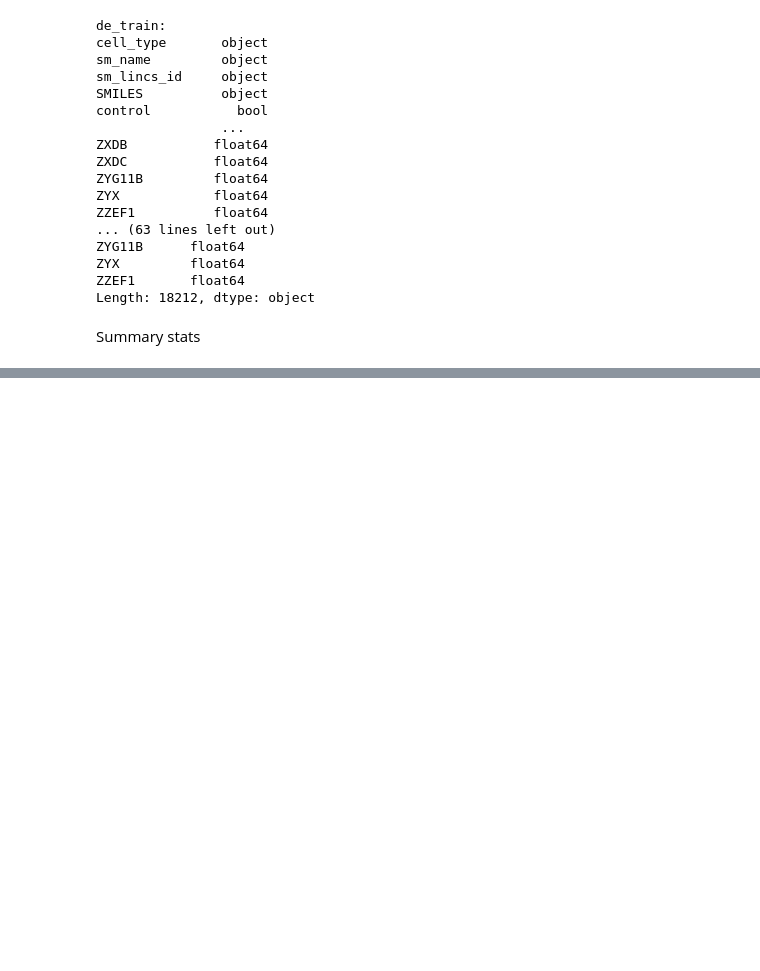
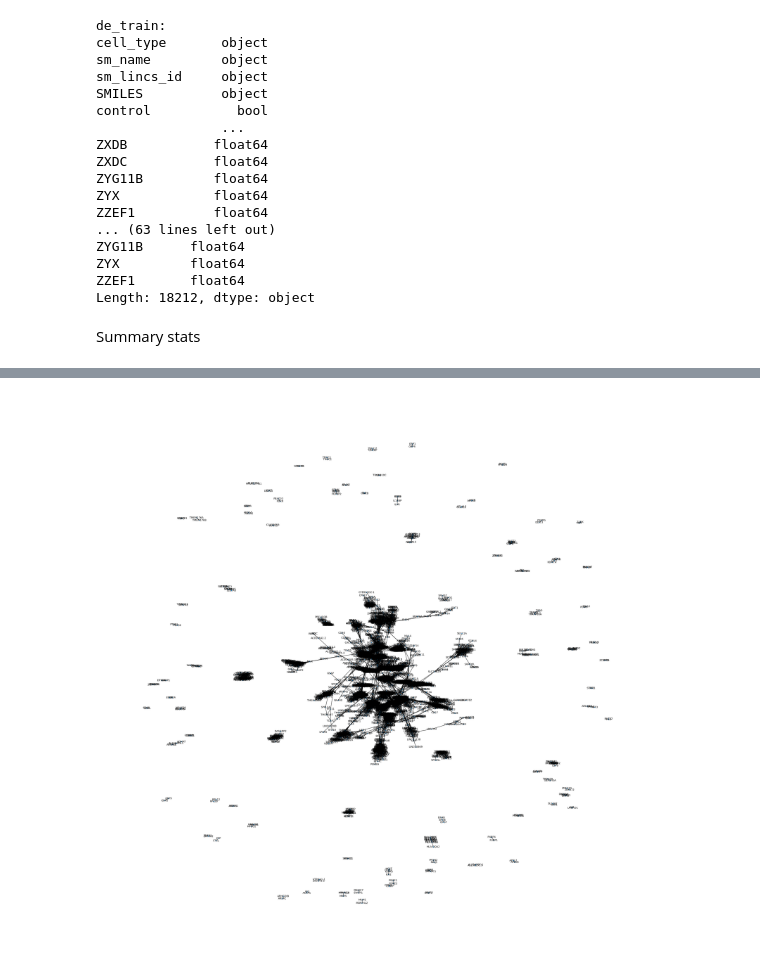
Before and after one commit to F-Sossi/CSS581_Group8_Project_Cell_Pertubations, a Jupyter notebook: Data_exploration.ipynb, the cells around one changed output, grey strips where cells are left out. Cells and saved outputs as stored; diff of their text form; code cells hidden in the pictures; blank space fills up the shorter version.

```diff
--- a/Data_exploration.ipynb
+++ b/Data_exploration.ipynb
@@ -209,0 +451,32 @@ max       0.0    0.0    0.0
+# %%
+import networkx as nx
+import matplotlib.pyplot as plt
+
+# Step 1: Define the threshold for strong correlations
+threshold = 0.8
+
+# Step 2: Create the list of edges from strong_correlations
+# Filter the strong correlations to include only those above the threshold
+strong_edges = strong_correlations[strong_correlations.abs() > threshold].index.tolist()
+
+# Step 3: Build the network graph
+G = nx.Graph()
+G.add_edges_from(strong_edges)
+
+# Step 4: Visualize the network
+plt.figure(figsize=(40, 40))
+pos = nx.spring_layout(G)  # positions for all nodes
+
+# nodes
+nx.draw_networkx_nodes(G, pos, node_size=7)
+
+# edges
+nx.draw_networkx_edges(G, pos, width=1)
+
+# labels
+nx.draw_networkx_labels(G, pos, font_size=10, font_family="sans-serif")
+
+plt.axis("off")
+plt.show()
+# %% [output]
+[figure, added]
```
Also changed, not shown: parts of 9 cells of this notebook, 2 other files.
